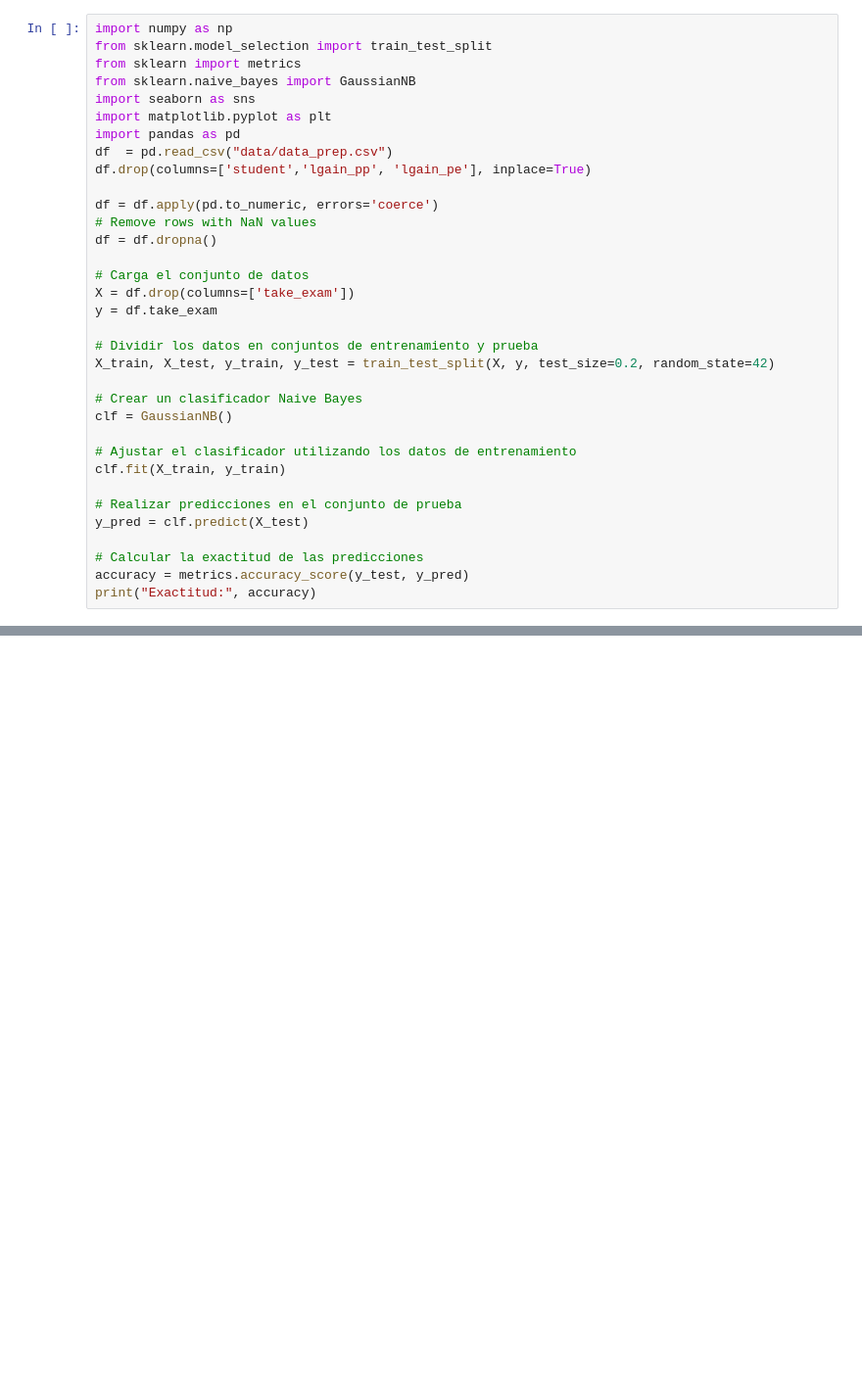
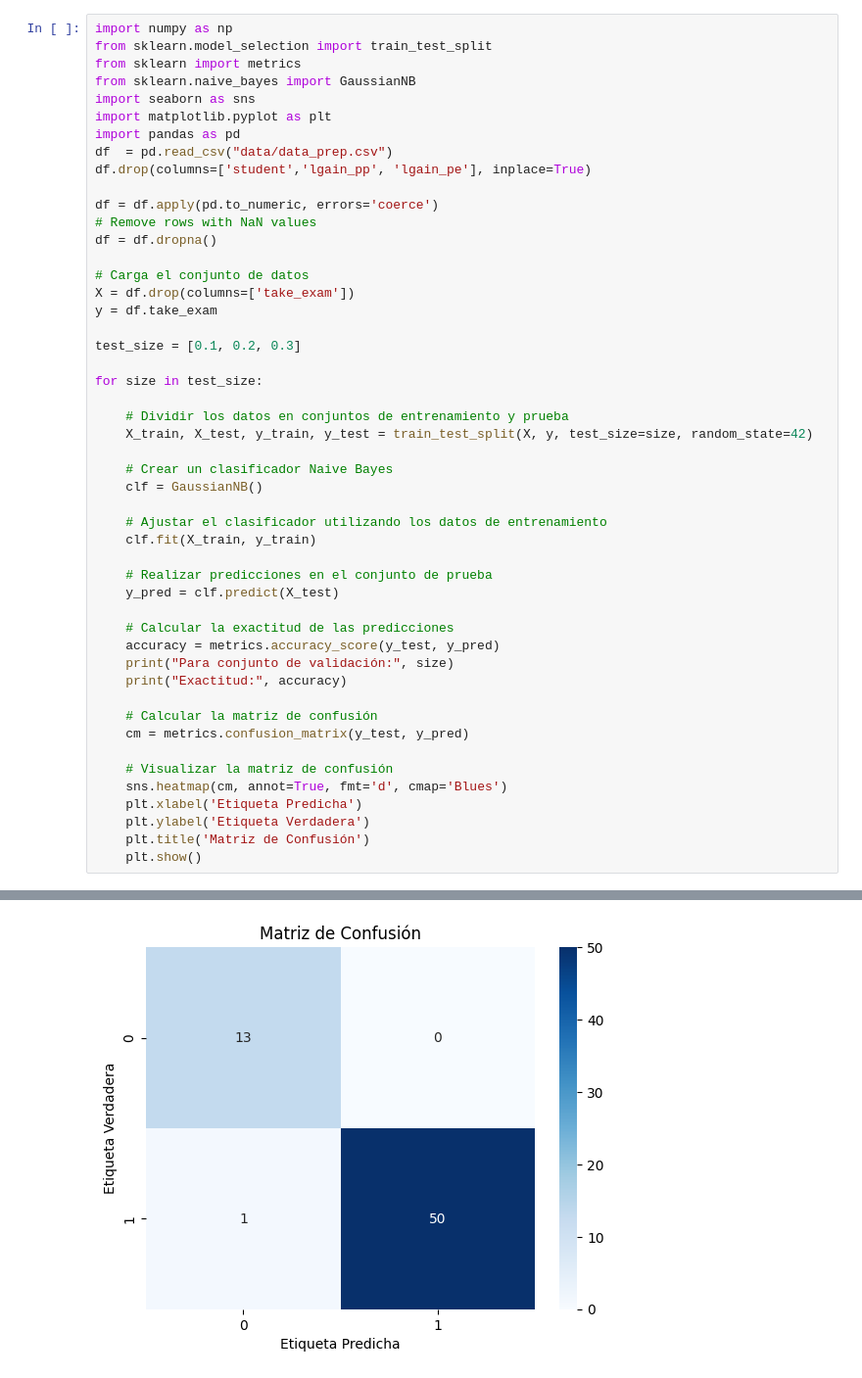
Before and after one commit to recmera/supervised-py, a Jupyter notebook: Naive Bayes.ipynb, the cells around one changed output, grey strips where cells are left out. Shown at 98% size. Drawn from its saved outputs; the diff is of its cells as text; blank space fills up the shorter version.

```diff
--- a/Naive Bayes.ipynb
+++ b/Naive Bayes.ipynb
@@ -17,19 +17,34 @@ df = df.dropna()
 X = df.drop(columns=['take_exam'])
 y = df.take_exam
 
-# Dividir los datos en conjuntos de entrenamiento y prueba
-X_train, X_test, y_train, y_test = train_test_split(X, y, test_size=0.2, random_state=42)
+test_size = [0.1, 0.2, 0.3]
 
-# Crear un clasificador Naive Bayes
-clf = GaussianNB()
+for size in test_size:
 
-# Ajustar el clasificador utilizando los datos de entrenamiento
-clf.fit(X_train, y_train)
+    # Dividir los datos en conjuntos de entrenamiento y prueba
+    X_train, X_test, y_train, y_test = train_test_split(X, y, test_size=size, random_state=42)
 
-# Realizar predicciones en el conjunto de prueba
-y_pred = clf.predict(X_test)
+    # Crear un clasificador Naive Bayes
+    clf = GaussianNB()
 
-# Calcular la exactitud de las predicciones
-accuracy = metrics.accuracy_score(y_test, y_pred)
-print("Exactitud:", accuracy)
+    # Ajustar el clasificador utilizando los datos de entrenamiento
+    clf.fit(X_train, y_train)
+
+    # Realizar predicciones en el conjunto de prueba
+    y_pred = clf.predict(X_test)
+
+    # Calcular la exactitud de las predicciones
+    accuracy = metrics.accuracy_score(y_test, y_pred)
+    print("Para conjunto de validación:", size)
+    print("Exactitud:", accuracy)
+
+    # Calcular la matriz de confusión
+    cm = metrics.confusion_matrix(y_test, y_pred)
+
+    # Visualizar la matriz de confusión
+    sns.heatmap(cm, annot=True, fmt='d', cmap='Blues')
+    plt.xlabel('Etiqueta Predicha')
+    plt.ylabel('Etiqueta Verdadera')
+    plt.title('Matriz de Confusión')
+    plt.show()
 # %% [output]
@@ -36,0 +53 @@ Exactitud: 0.9921259842519685
+[figure, added]
```
Also changed, not shown: parts of 2 cells of this notebook, 5 other files.
